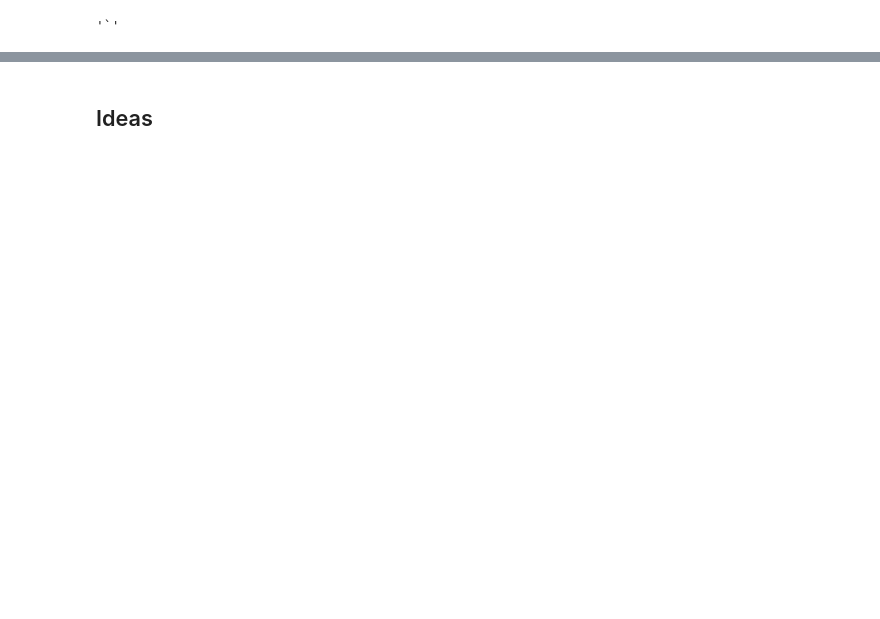
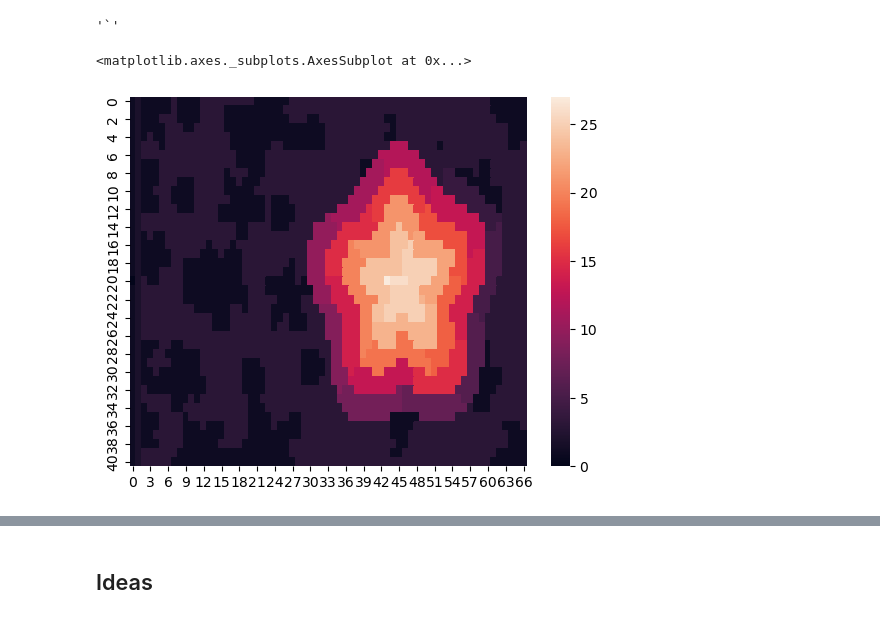
Before and after one commit to jordwil/advent_of_code_2022, a Jupyter notebook: notebooks/aoc12.ipynb, the cells around one changed output, grey strips where cells are left out. Cells and saved outputs as stored; diff of their text form; code cells hidden in the pictures; blank space fills up the shorter version.

```diff
--- a/notebooks/aoc12.ipynb
+++ b/notebooks/aoc12.ipynb
@@ -23,3 +26,9 @@ m = m.replace('S', '`').replace('E','{')
 rows= []
 for row in m.split():
     rows.append([ord(l) - 96 for l in row])
+# %%
+mat = np.array(rows)
+sns.heatmap(mat)
+# %% [output]
+<matplotlib.axes._subplots.AxesSubplot at 0x...>
+[figure, added]
```
Also changed, not shown: parts of 15 cells of this notebook, 4 other files.
